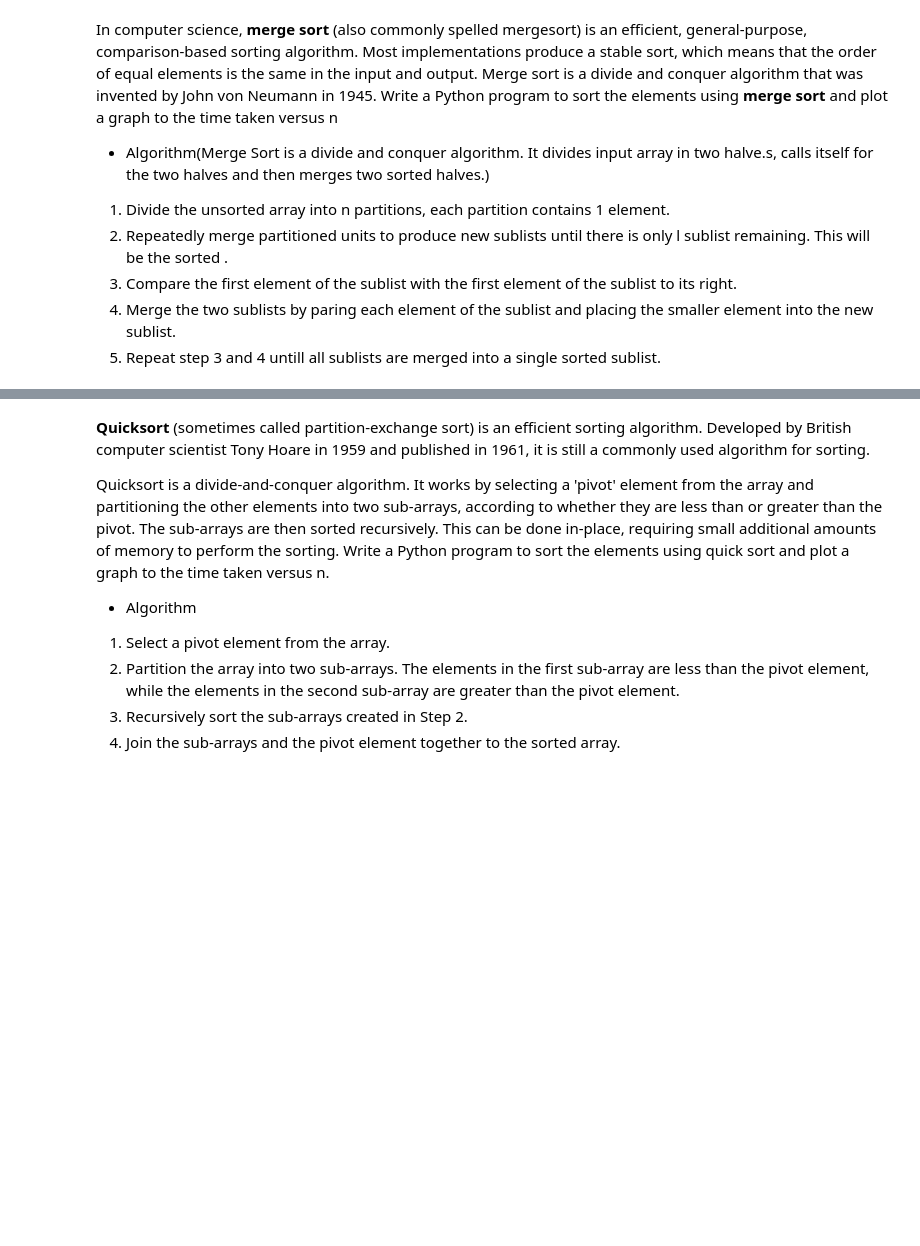
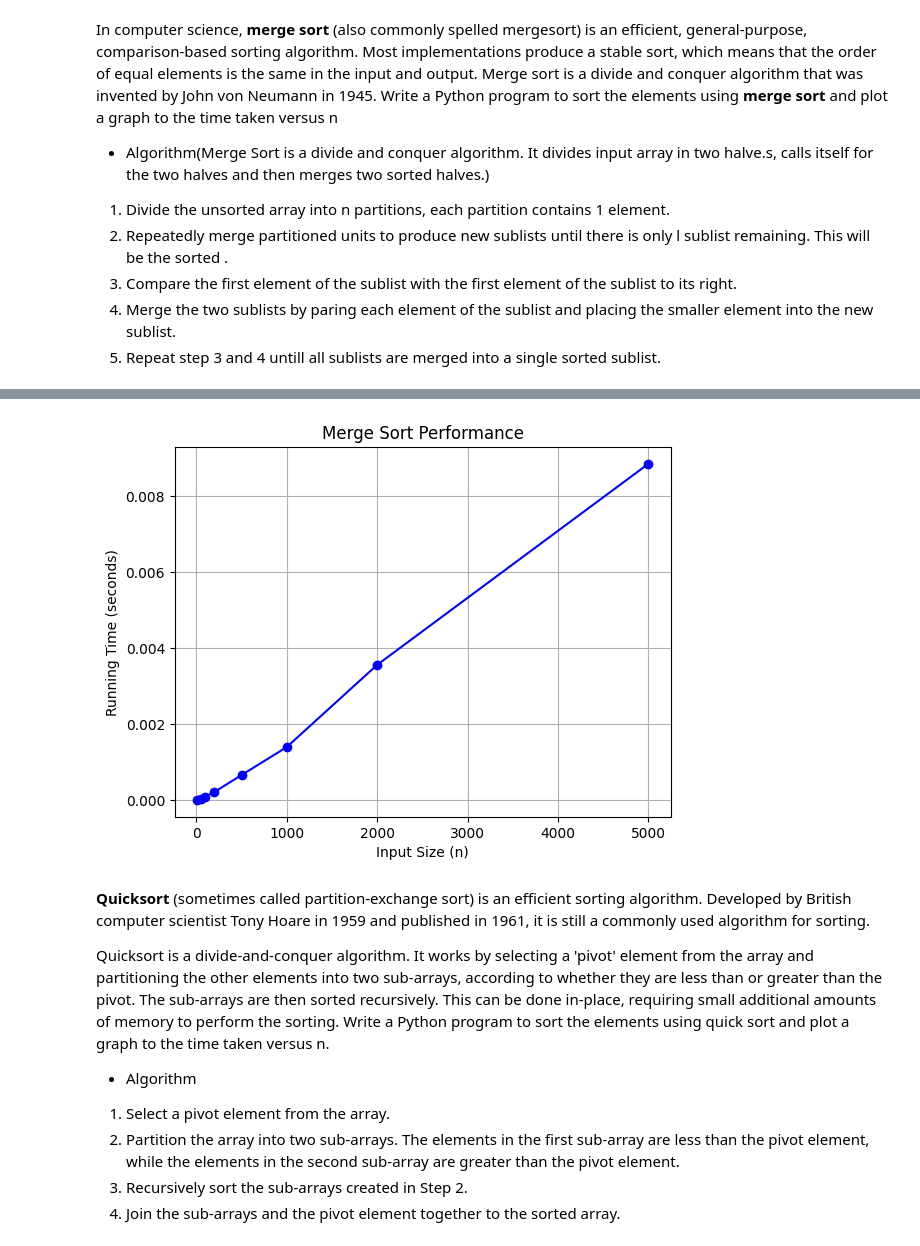
Before and after one commit to gopalasthana24/aps-gopal, a Jupyter notebook: Lab_5.ipynb, the cells around one changed output, grey strips where cells are left out. Drawn from its saved outputs; the diff is of its cells as text; code cells hidden in the pictures; blank space fills up the shorter version.

```diff
--- a/Lab_5.ipynb
+++ b/Lab_5.ipynb
@@ -136,0 +87,78 @@ plt.show()
+# %%
+#write code for above cell and compute the running time and also plot graph.
+import time
+import matplotlib.pyplot as plt
+
+# Merge Sort Implementation
+def merge_sort(arr):
+    if len(arr) > 1:
+        mid = len(arr) // 2
+        left_half = arr[:mid]
+        right_half = arr[mid:]
+
+        # Recursive calls
+        merge_sort(left_half)
+        merge_sort(right_half)
+
+        # Merge step
+        i = j = k = 0
+        while i < len(left_half) and j < len(right_half):
+            if left_half[i] < right_half[j]:
+                arr[k] = left_half[i]
+                i += 1
+            else:
+                arr[k] = right_half[j]
+                j += 1
+            k += 1
+
+        # Copy remaining elements
+        while i < len(left_half):
+            arr[k] = left_half[i]
+            i += 1
+            k += 1
+
+        while j < len(right_half):
+            arr[k] = right_half[j]
+            j += 1
+            k += 1
+    return arr
+
+
+# Step 1: Read number of elements
+n = int(input("Enter number of elements: "))
+
+# Step 2: Insert elements into list
+numbers = []
+for i in range(n):
+    num = int(input(f"Enter element {i+1}: "))
+    numbers.append(num)
+
+print("Original List:", numbers)
+
+# Step 3: Measure running time
+start_time = time.time()
+sorted_list = merge_sort(numbers)
+end_time = time.time()
+
+print("Sorted List:", sorted_list)
+print("Running Time:", end_time - start_time, "seconds")
+
+
+# Step 4: Plot graph of running time vs input size
+sizes = [10, 50, 100, 200, 500, 1000, 2000, 5000]
+times = []
+
+for size in sizes:
+    test_list = list(range(size, 0, -1))  # Worst-case input
+    start = time.time()
+    merge_sort(test_list)
+    end = time.time()
+    times.append(end - start)
+
+plt.plot(sizes, times, marker='o', color='blue')
+plt.xlabel("Input Size (n)")
+plt.ylabel("Running Time (seconds)")
+plt.title("Merge Sort Performance")
+plt.grid(True)
+plt.show()
+# %% [output]
@@ -137,3 +171,4 @@ plt.show()
+[figure, added]
 # %% [markdown]
 **Quicksort** (sometimes called partition-exchange sort) is an efficient sorting algorithm. Developed by British computer scientist Tony Hoare in 1959 and published in 1961, it is still a commonly used algorithm for sorting.
 
```
Also changed, not shown: parts of 8 cells of this notebook.
